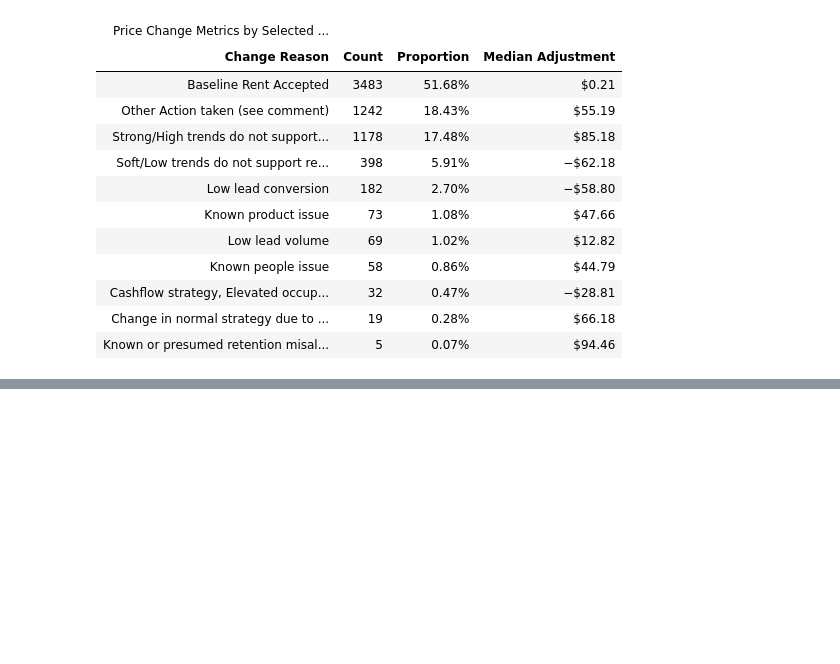
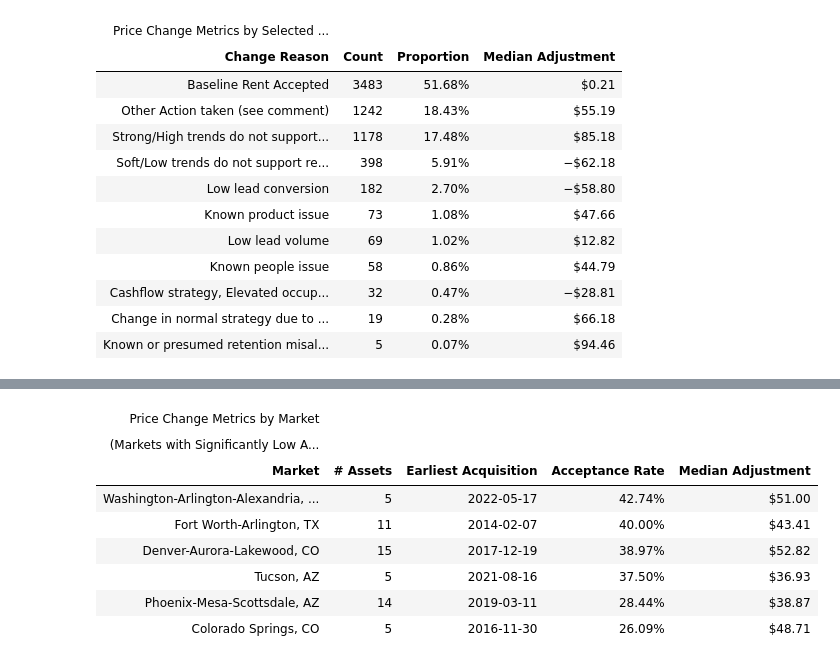
Before and after one commit to tysonking02/rm_edits, a Jupyter notebook: rm_edits_exploratory.ipynb, the cells around one changed output, grey strips where cells are left out. Saved outputs shown, nothing was run; the diff lists cells and outputs as text; code cells hidden in the pictures; blank space fills up the shorter version.

```diff
--- a/rm_edits_exploratory.ipynb
+++ b/rm_edits_exploratory.ipynb
@@ -247,31 +283,41 @@ by_market = by_market[['MarketName', 'num_assets', 'acquisition_date', 'acceptan
 
 # Filter markets that are significantly different from the overall mean (p-value < 0.05)
 significant_markets = by_market[by_market['is_significant']]
 
 below_average_markets = significant_markets[significant_markets['acceptance_rate'] < overall_mean_acceptance_rate]
 
 # Drop 'p_value' and 'is_significant' columns
 below_average_markets = below_average_markets.drop(columns=['count', 'p_value', 'is_significant'])
 
 # Create a GT object
 table = GT(below_average_markets)
 
 table = (
     table
     .cols_label(MarketName = md("**Market**"),
                 num_assets = md("**# Assets**"),
                 acquisition_date = md("**Earliest Acquisition**"),
                 acceptance_rate = md("**Acceptance Rate**"),
                 median_adjustment = md("**Median Adjustment**"))
     .tab_header(title = "Price Change Metrics by Market",
                 subtitle = "(Markets with Significantly Low Acceptance Rate)")
     .fmt_currency(columns = 4)
     .fmt_percent(columns = 3)
     .tab_style(
         style=style.text(style="italic"),
         locations = loc.body(columns=0)
     )
 )
 
 # Display the table
-table.save('figures/low_acc_bymarket.png')
+# table.save('figures/low_acc_bymarket.png')
+# %% [output]
+| Price Change Metrics by Market |  |  |  |  |
+| (Markets with Significantly Low A... |  |  |  |  |
+| Market | # Assets | Earliest Acquisition | Acceptance Rate | Median Adjustment |
+| Washington-Arlington-Alexandria, ... | 5 | 2022-05-17 | 42.74% | $51.00 |
+| Fort Worth-Arlington, TX | 11 | 2014-02-07 | 40.00% | $43.41 |
+| Denver-Aurora-Lakewood, CO | 15 | 2017-12-19 | 38.97% | $52.82 |
+| Tucson, AZ | 5 | 2021-08-16 | 37.50% | $36.93 |
+| Phoenix-Mesa-Scottsdale, AZ | 14 | 2019-03-11 | 28.44% | $38.87 |
+| Colorado Springs, CO | 5 | 2016-11-30 | 26.09% | $48.71 |
```
Also changed, not shown: parts of 5 cells of this notebook, 6 other files.
